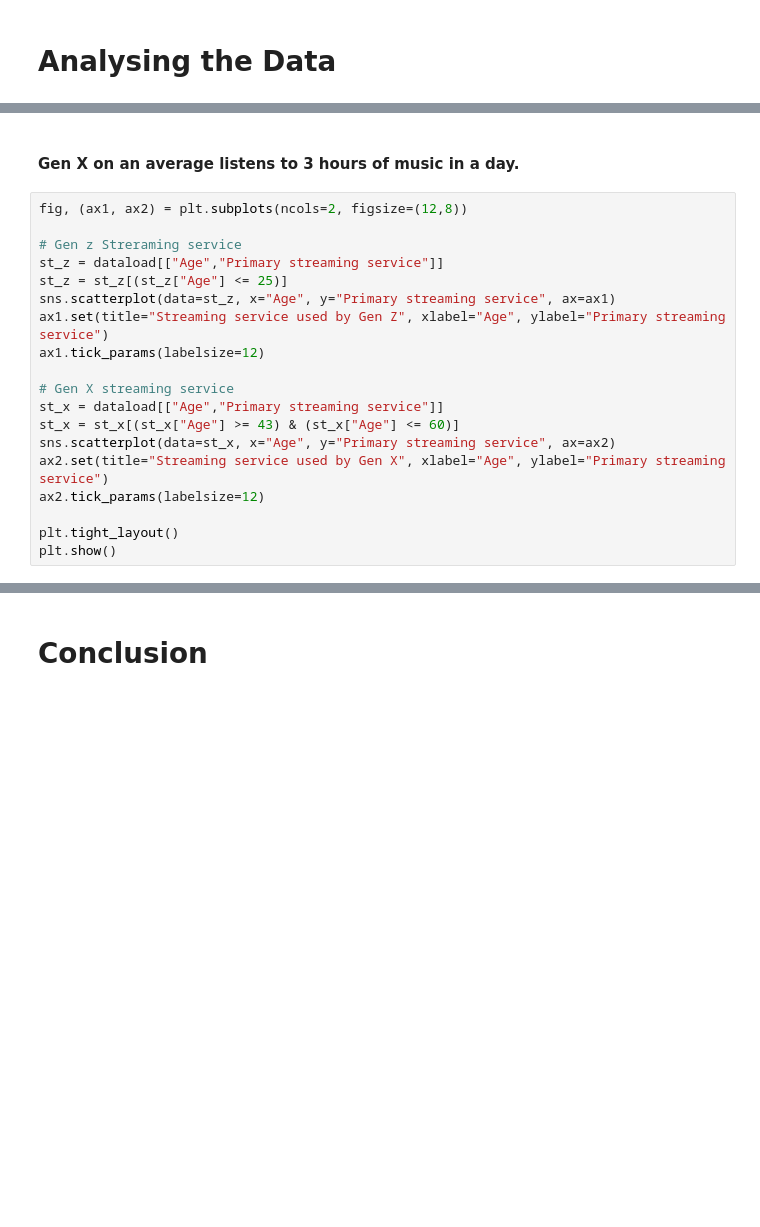
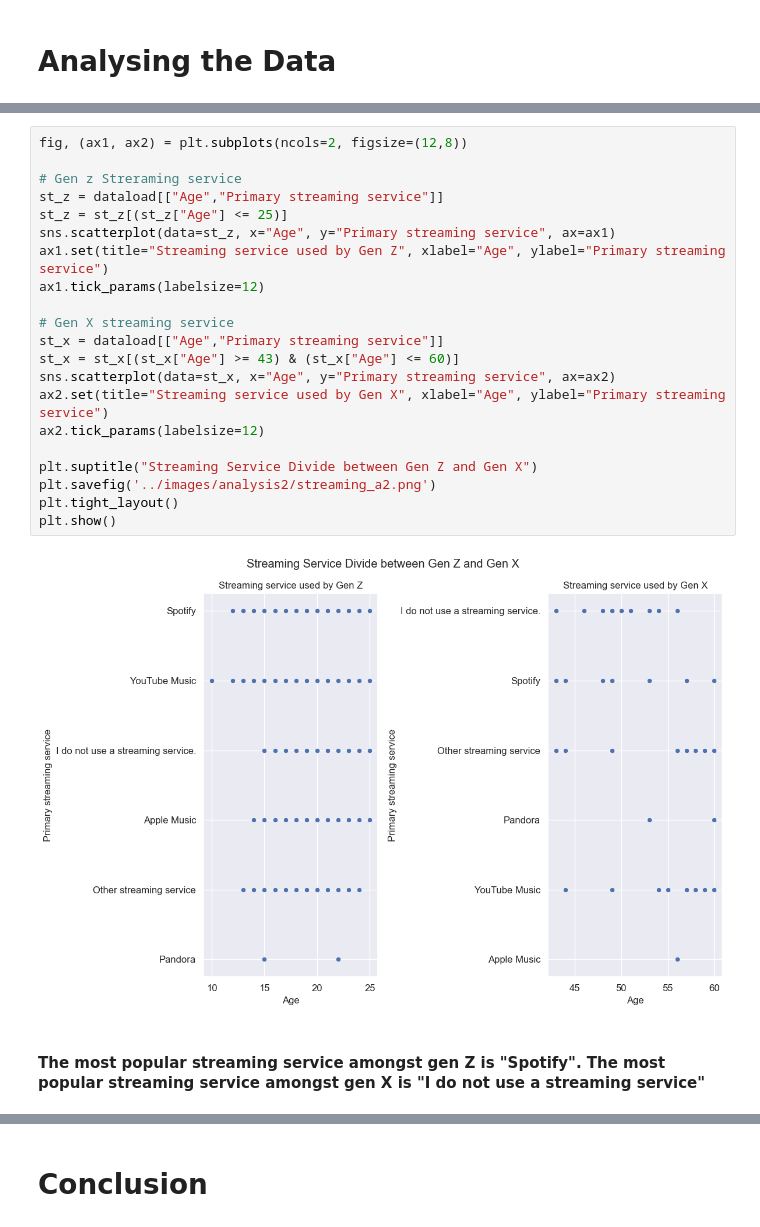
Before and after one commit to ubco-W2022T2-data301/project-group29, a Jupyter notebook: analysis/analysis2.ipynb, the cells around one changed output, grey strips where cells are left out. Drawn from its saved outputs; the diff is of its cells as text; blank space fills up the shorter version.

```diff
--- a/analysis/analysis2.ipynb
+++ b/analysis/analysis2.ipynb
@@ -142,24 +169,28 @@ Genx_hours
-# %% [markdown]
-#### Gen X on an average listens to 3 hours of music in a day.
 # %%
 fig, (ax1, ax2) = plt.subplots(ncols=2, figsize=(12,8))
 
 # Gen z Streraming service
 st_z = dataload[["Age","Primary streaming service"]]
 st_z = st_z[(st_z["Age"] <= 25)]
 sns.scatterplot(data=st_z, x="Age", y="Primary streaming service", ax=ax1)
 ax1.set(title="Streaming service used by Gen Z", xlabel="Age", ylabel="Primary streaming service")
 ax1.tick_params(labelsize=12)
 
 # Gen X streaming service
 st_x = dataload[["Age","Primary streaming service"]]
 st_x = st_x[(st_x["Age"] >= 43) & (st_x["Age"] <= 60)]
 sns.scatterplot(data=st_x, x="Age", y="Primary streaming service", ax=ax2)
 ax2.set(title="Streaming service used by Gen X", xlabel="Age", ylabel="Primary streaming service")
 ax2.tick_params(labelsize=12)
 
+plt.suptitle("Streaming Service Divide between Gen Z and Gen X")
+plt.savefig('../images/analysis2/streaming_a2.png')
 plt.tight_layout()
 plt.show()
+# %% [output]
+[figure, added]
+# %% [markdown]
+#### The most popular streaming service amongst gen Z is "Spotify". The most popular streaming service amongst gen X is "I do not use a streaming service"
 # %%
 Genz_stream = st_z["Primary streaming service"].mode()
 Genz_stream
```
Also changed, not shown: parts of 30 cells of this notebook, 8 other files.
